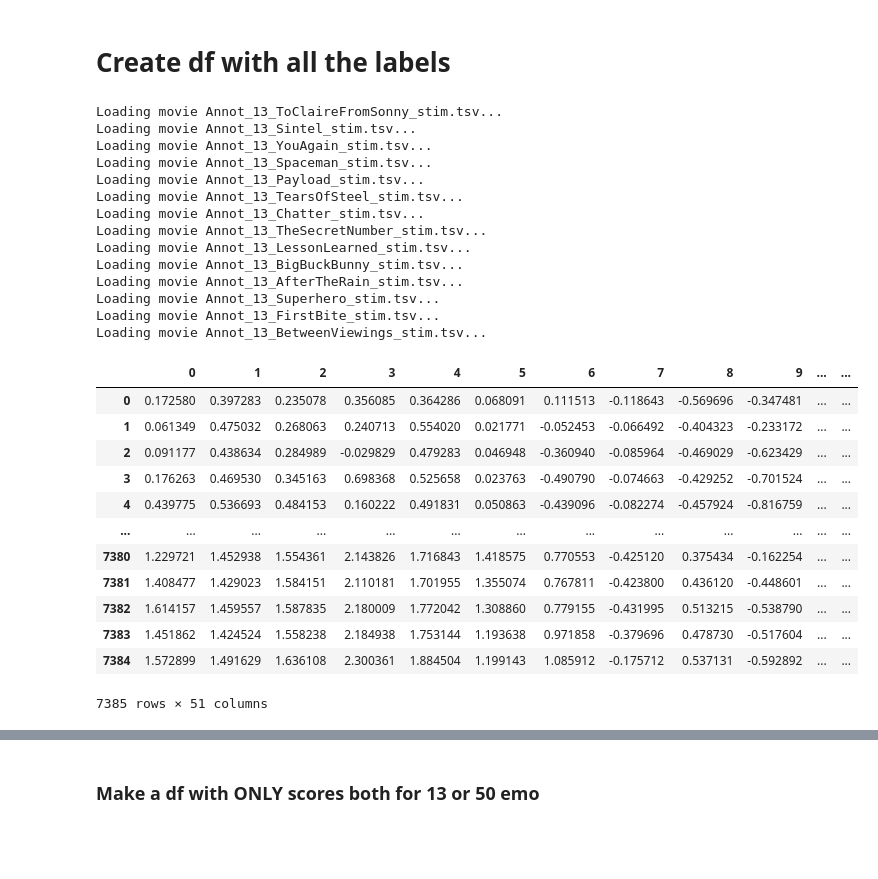
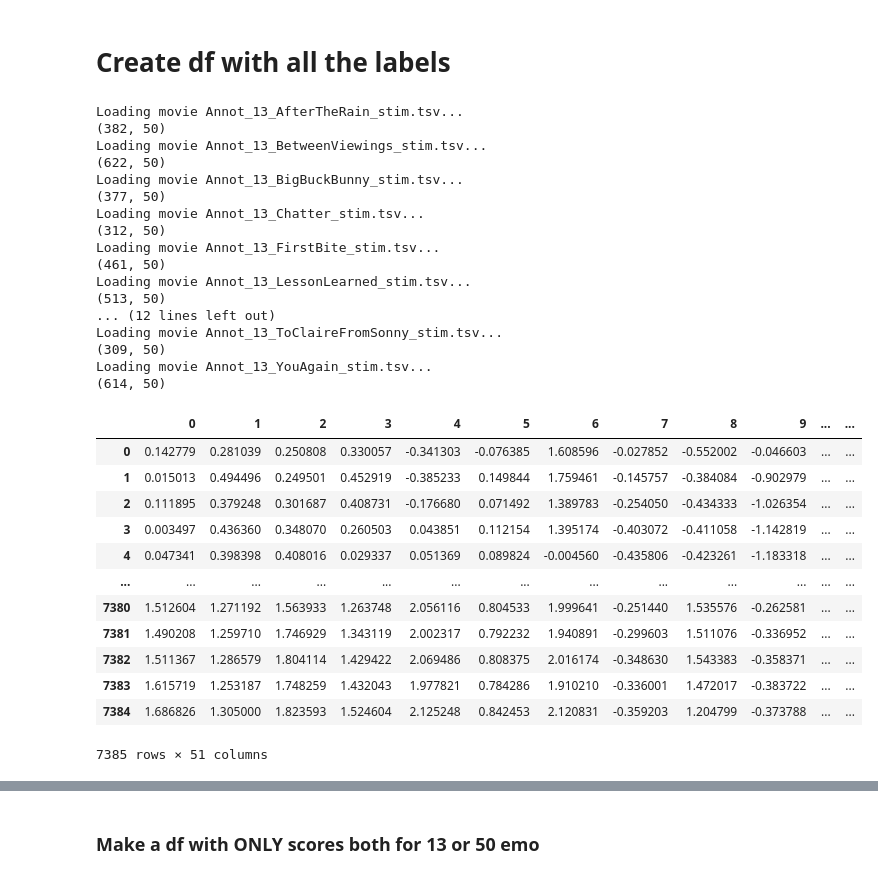
Before and after one commit to CS-433/ml-project-2-zenconvolutionalgraph, a Jupyter notebook: EDA/1_create_dataset.ipynb, the cells around one changed output, grey strips where cells are left out. Cells and saved outputs as stored; diff of their text form; code cells hidden in the pictures; blank space fills up the shorter version.

```diff
--- a/EDA/1_create_dataset.ipynb
+++ b/EDA/1_create_dataset.ipynb
@@ -75,43 +73,49 @@ Loading movie YouAgain_compiled414.csv...
 # %%
 dfs = []
 
 dir_path = "data/raw/labels"
-for file in os.listdir(dir_path):
+files = os.listdir(dir_path)
+files.sort()
+for file in files:
     if file.startswith("Annot_13"): #Label of the movie in TR
         file_path = os.path.join(dir_path, file)
         print(f"Loading movie {file}...")
         df = pd.read_csv(file_path, sep="\t", header=None)
+        print(df.shape)
         df["movie"] = re.match(r"^Annot_13_([a-zA-Z]+)_stim\.tsv$", file).group(1)
         dfs.append(df)
 
 labels_df = pd.concat(dfs, ignore_index=True)
 
 labels_df
 # %% [output]
+Loading movie Annot_13_AfterTheRain_stim.tsv...
+(382, 50)
+Loading movie Annot_13_BetweenViewings_stim.tsv...
+(622, 50)
+Loading movie Annot_13_BigBuckBunny_stim.tsv...
+(377, 50)
+Loading movie Annot_13_Chatter_stim.tsv...
+(312, 50)
+Loading movie Annot_13_FirstBite_stim.tsv...
+(461, 50)
+Loading movie Annot_13_LessonLearned_stim.tsv...
+(513, 50)
+... (12 lines left out)
 Loading movie Annot_13_ToClaireFromSonny_stim.tsv...
-Loading movie Annot_13_Sintel_stim.tsv...
+(309, 50)
 Loading movie Annot_13_YouAgain_stim.tsv...
-Loading movie Annot_13_Spaceman_stim.tsv...
-Loading movie Annot_13_Payload_stim.tsv...
-Loading movie Annot_13_TearsOfSteel_stim.tsv...
-Loading movie Annot_13_Chatter_stim.tsv...
-Loading movie Annot_13_TheSecretNumber_stim.tsv...
-Loading movie Annot_13_LessonLearned_stim.tsv...
-Loading movie Annot_13_BigBuckBunny_stim.tsv...
-Loading movie Annot_13_AfterTheRain_stim.tsv...
-Loading movie Annot_13_Superhero_stim.tsv...
-Loading movie Annot_13_FirstBite_stim.tsv...
-Loading movie Annot_13_BetweenViewings_stim.tsv...
+(614, 50)
 |  | 0 | 1 | 2 | 3 | 4 | 5 | 6 | 7 | 8 | 9 | ... | ... |
-| 0 | 0.172580 | 0.397283 | 0.235078 | 0.356085 | 0.364286 | 0.068091 | 0.111513 | -0.118643 | -0.569696 | -0.347481 | ... | ... |
-| 1 | 0.061349 | 0.475032 | 0.268063 | 0.240713 | 0.554020 | 0.021771 | -0.052453 | -0.066492 | -0.404323 | -0.233172 | ... | ... |
-| 2 | 0.091177 | 0.438634 | 0.284989 | -0.029829 | 0.479283 | 0.046948 | -0.360940 | -0.085964 | -0.469029 | -0.623429 | ... | ... |
-| 3 | 0.176263 | 0.469530 | 0.345163 | 0.698368 | 0.525658 | 0.023763 | -0.490790 | -0.074663 | -0.429252 | -0.701524 | ... | ... |
-| 4 | 0.439775 | 0.536693 | 0.484153 | 0.160222 | 0.491831 | 0.050863 | -0.439096 | -0.082274 | -0.457924 | -0.816759 | ... | ... |
+| 0 | 0.142779 | 0.281039 | 0.250808 | 0.330057 | -0.341303 | -0.076385 | 1.608596 | -0.027852 | -0.552002 | -0.046603 | ... | ... |
+| 1 | 0.015013 | 0.494496 | 0.249501 | 0.452919 | -0.385233 | 0.149844 | 1.759461 | -0.145757 | -0.384084 | -0.902979 | ... | ... |
+| 2 | 0.111895 | 0.379248 | 0.301687 | 0.408731 | -0.176680 | 0.071492 | 1.389783 | -0.254050 | -0.434333 | -1.026354 | ... | ... |
+| 3 | 0.003497 | 0.436360 | 0.348070 | 0.260503 | 0.043851 | 0.112154 | 1.395174 | -0.403072 | -0.411058 | -1.142819 | ... | ... |
+| 4 | 0.047341 | 0.398398 | 0.408016 | 0.029337 | 0.051369 | 0.089824 | -0.004560 | -0.435806 | -0.423261 | -1.183318 | ... | ... |
 | ... | ... | ... | ... | ... | ... | ... | ... | ... | ... | ... | ... | ... |
-| 7380 | 1.229721 | 1.452938 | 1.554361 | 2.143826 | 1.716843 | 1.418575 | 0.770553 | -0.425120 | 0.375434 | -0.162254 | ... | ... |
-| 7381 | 1.408477 | 1.429023 | 1.584151 | 2.110181 | 1.701955 | 1.355074 | 0.767811 | -0.423800 | 0.436120 | -0.448601 | ... | ... |
-| 7382 | 1.614157 | 1.459557 | 1.587835 | 2.180009 | 1.772042 | 1.308860 | 0.779155 | -0.431995 | 0.513215 | -0.538790 | ... | ... |
-| 7383 | 1.451862 | 1.424524 | 1.558238 | 2.184938 | 1.753144 | 1.193638 | 0.971858 | -0.379696 | 0.478730 | -0.517604 | ... | ... |
-| 7384 | 1.572899 | 1.491629 | 1.636108 | 2.300361 | 1.884504 | 1.199143 | 1.085912 | -0.175712 | 0.537131 | -0.592892 | ... | ... |
+| 7380 | 1.512604 | 1.271192 | 1.563933 | 1.263748 | 2.056116 | 0.804533 | 1.999641 | -0.251440 | 1.535576 | -0.262581 | ... | ... |
+| 7381 | 1.490208 | 1.259710 | 1.746929 | 1.343119 | 2.002317 | 0.792232 | 1.940891 | -0.299603 | 1.511076 | -0.336952 | ... | ... |
+| 7382 | 1.511367 | 1.286579 | 1.804114 | 1.429422 | 2.069486 | 0.808375 | 2.016174 | -0.348630 | 1.543383 | -0.358371 | ... | ... |
+| 7383 | 1.615719 | 1.253187 | 1.748259 | 1.432043 | 1.977821 | 0.784286 | 1.910210 | -0.336001 | 1.472017 | -0.383722 | ... | ... |
+| 7384 | 1.686826 | 1.305000 | 1.823593 | 1.524604 | 2.125248 | 0.842453 | 2.120831 | -0.359203 | 1.204799 | -0.373788 | ... | ... |
 7385 rows × 51 columns
```
Also changed, not shown: parts of 25 cells of this notebook, 12 other files.
